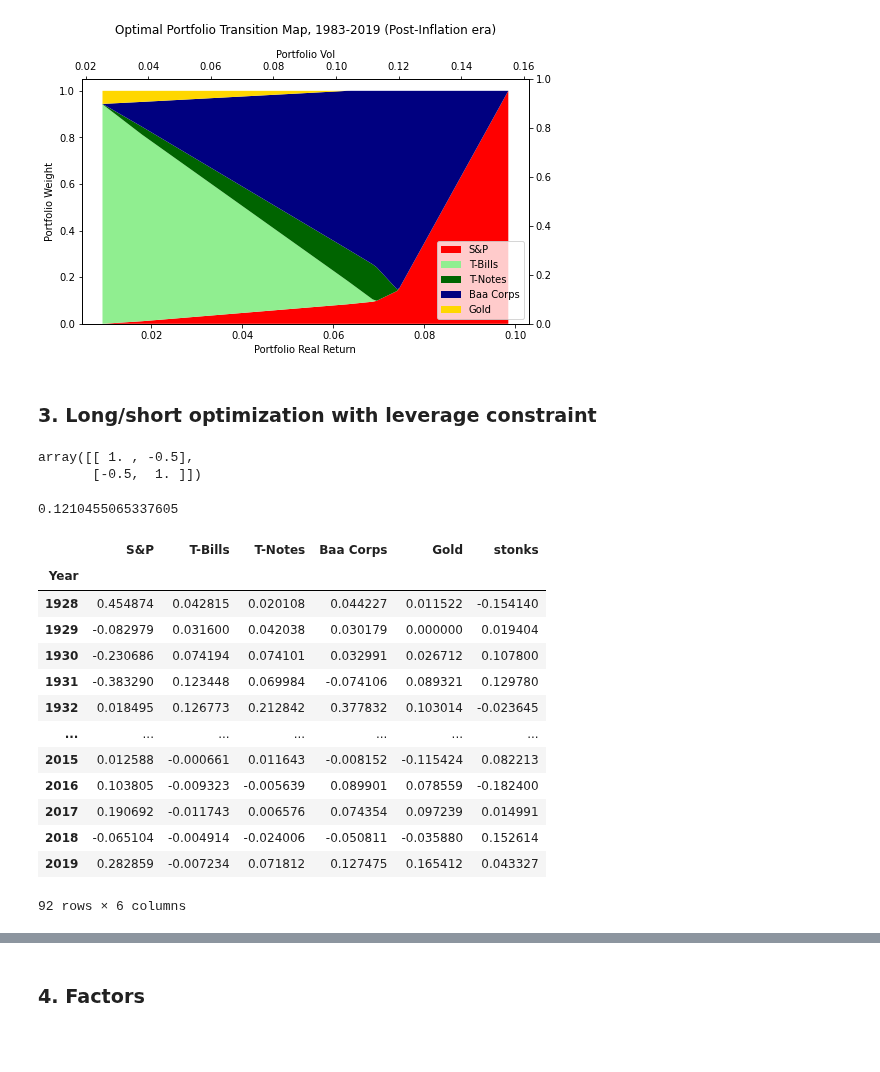
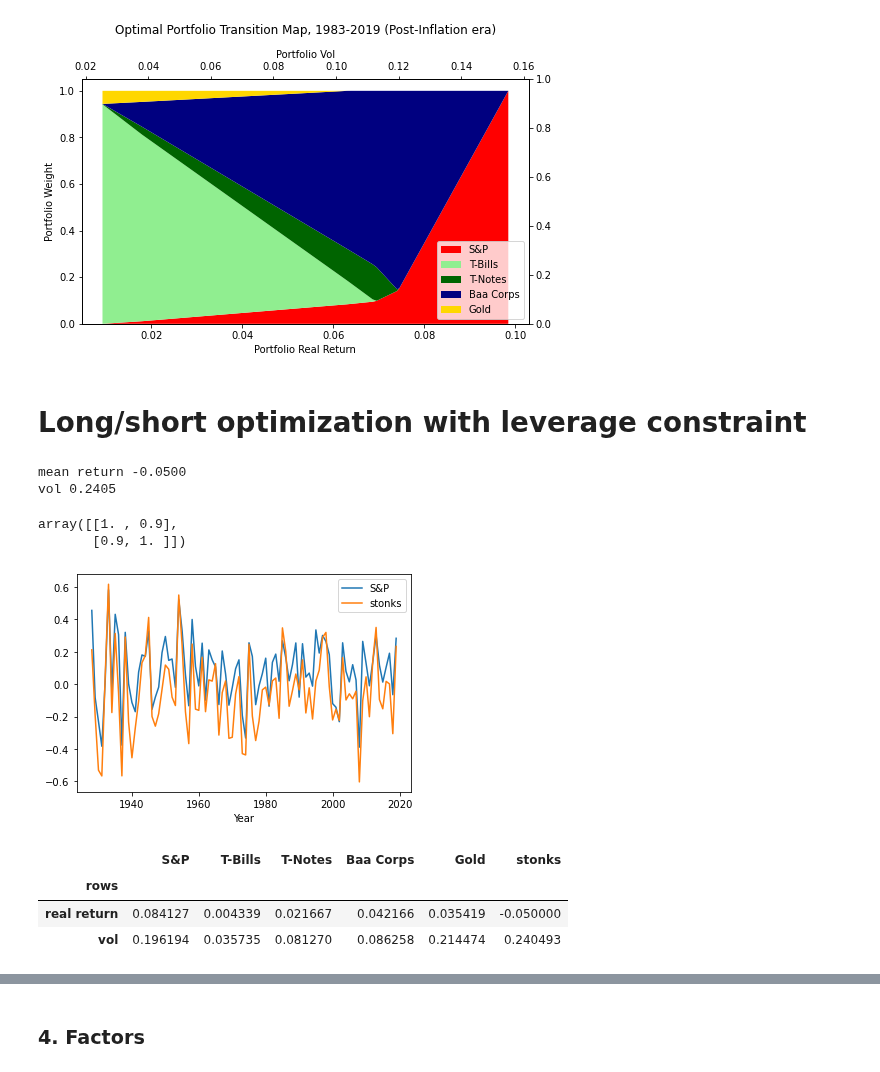
Before and after one commit to druce/portfolio_optimization, a Jupyter notebook: Portfolio optimization.ipynb, the cells around one changed output, grey strips where cells are left out. Saved outputs shown, nothing was run; the diff lists cells and outputs as text; code cells hidden in the pictures; blank space fills up the shorter version.

Commit message:
long/short with leverage constraint

```diff
--- a/Portfolio optimization.ipynb
+++ b/Portfolio optimization.ipynb
@@ -708,13 +708,13 @@ plt.title("Optimal Portfolio Transition Map, %d-%d (Post-Inflation era)" % (df.i
 # %% [output]
 [figure]
 # %% [markdown]
-### 3. Long/short optimization with leverage constraint
+# Long/short optimization with leverage constraint
 # %%
 # in order to include shorts, we need an asset with a negative expected return
 n = len(data_df)
 target_corr = 0.6
 
-def target_corr(x1, target_corr):
+def target_corr(x1, target_corr, mean_return):
     """given a series x1, return a random series with correlation target_corr to x1"""
     n = len(x1)
     theta = np.arccos(target_corr)
@@ -733,32 +733,49 @@ def target_corr(x1, target_corr):
     Xc2 = pd.DataFrame({'x1': X['x1'], 'x2': x2o['x2']})
     # divide by l2 norm
     Y = Xc2 / np.sqrt(np.sum(np.square(Xc2)))
-    return Y['x2'] + (1/np.tan(theta)) * Y['x1']
+    return Y['x2'] + (1/np.tan(theta)) * Y['x1'] + mean_return
 
-stonks = target_corr(data_df['S&P'].values, -0.5)
+stonks = target_corr(data_df['S&P'].values, 0.9, -0.05)
+print("mean return %.04f" % stonks.mean())
+print("vol %.04f" % stonks.std())
 np.corrcoef(stonks, data_df['S&P'])
 # %% [output]
-array([[ 1. , -0.5],
-       [-0.5,  1. ]])
+mean return -0.0500
+vol 0.2405
+array([[1. , 0.9],
+       [0.9, 1. ]])
-# %%
-print(stonks.std())
-# %% [output]
-0.1210455065337605
-# %%
-data_df['stonks'] = stonks.to_list()
-data_df
-# %% [output]
-|  | S&P | T-Bills | T-Notes | Baa Corps | Gold | stonks |
-| Year |  |  |  |  |  |  |
-| 1928 | 0.454874 | 0.042815 | 0.020108 | 0.044227 | 0.011522 | -0.154140 |
-| 1929 | -0.082979 | 0.031600 | 0.042038 | 0.030179 | 0.000000 | 0.019404 |
-| 1930 | -0.230686 | 0.074194 | 0.074101 | 0.032991 | 0.026712 | 0.107800 |
-| 1931 | -0.383290 | 0.123448 | 0.069984 | -0.074106 | 0.089321 | 0.129780 |
-| 1932 | 0.018495 | 0.126773 | 0.212842 | 0.377832 | 0.103014 | -0.023645 |
-| ... | ... | ... | ... | ... | ... | ... |
-| 2015 | 0.012588 | -0.000661 | 0.011643 | -0.008152 | -0.115424 | 0.082213 |
-| 2016 | 0.103805 | -0.009323 | -0.005639 | 0.089901 | 0.078559 | -0.182400 |
-| 2017 | 0.190692 | -0.011743 | 0.006576 | 0.074354 | 0.097239 | 0.014991 |
-| 2018 | -0.065104 | -0.004914 | -0.024006 | -0.050811 | -0.035880 | 0.152614 |
-| 2019 | 0.282859 | -0.007234 | 0.071812 | 0.127475 | 0.165412 | 0.043327 |
-92 rows × 6 columns
+# %%
+data_df['stonks'] = stonks.to_list()
+labels = ['S&P', 'T-Bills', 'T-Notes', 'Baa Corps', 'Gold', 'stonks']
+
+df = data_df
+df[['S&P', 'stonks']].plot.line();
+# %% [output]
+[figure, added]
+# %%
+# compute covariance matrix
+Sigma = np.cov(df.transpose())
+# number of assets
+
+n = Sigma.shape[0]
+# average returns
+mu = df.mean().values
+# asset STDs
+asset_vols = np.sqrt(Sigma.diagonal())
+# variable to optimize over - portfolio weights
+w = cp.Variable(n)
+
+# objectives to optimize
+# portfolio return
+ret = mu.T @ w
+# volatility
+vol = cp.quad_form(w, Sigma)
+
+z = pd.DataFrame([mu, asset_vols], columns=labels)
+z['rows'] = ['real return', 'vol']
+z.set_index('rows')
+# %% [output]
+|  | S&P | T-Bills | T-Notes | Baa Corps | Gold | stonks |
+| rows |  |  |  |  |  |  |
+| real return | 0.084127 | 0.004339 | 0.021667 | 0.042166 | 0.035419 | -0.050000 |
+| vol | 0.196194 | 0.035735 | 0.081270 | 0.086258 | 0.214474 | 0.240493 |
```
Also changed, not shown: parts of 10 cells of this notebook.
